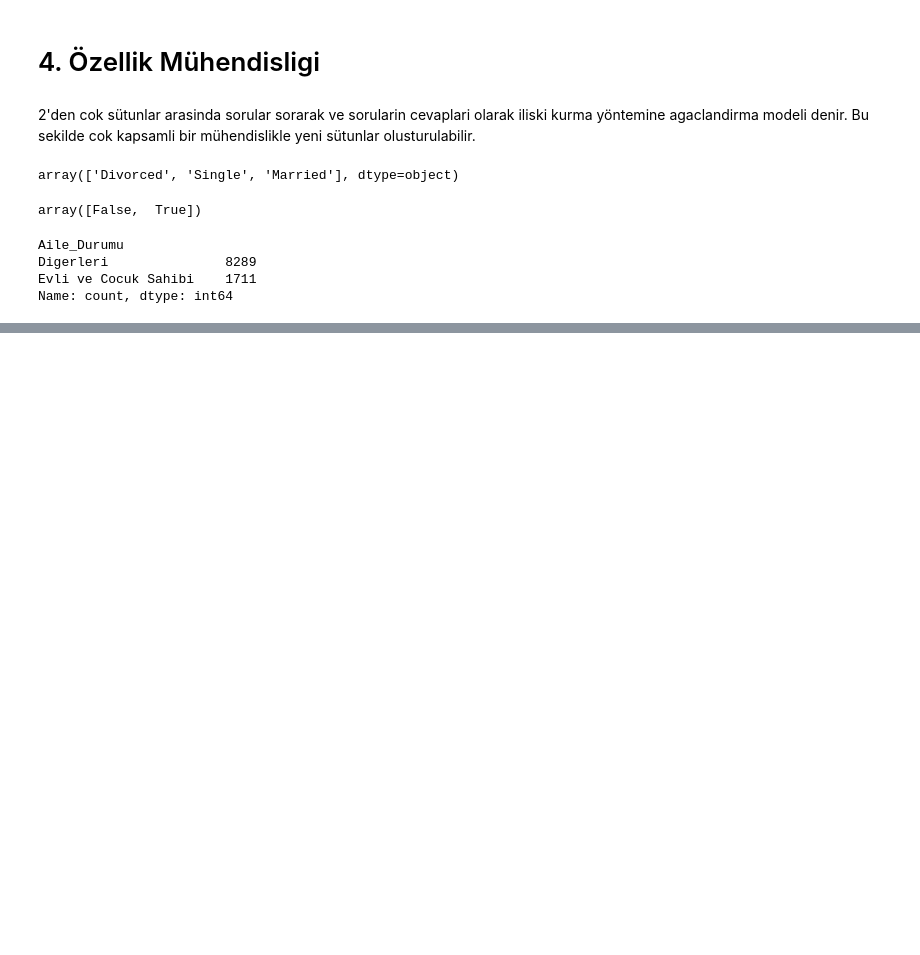
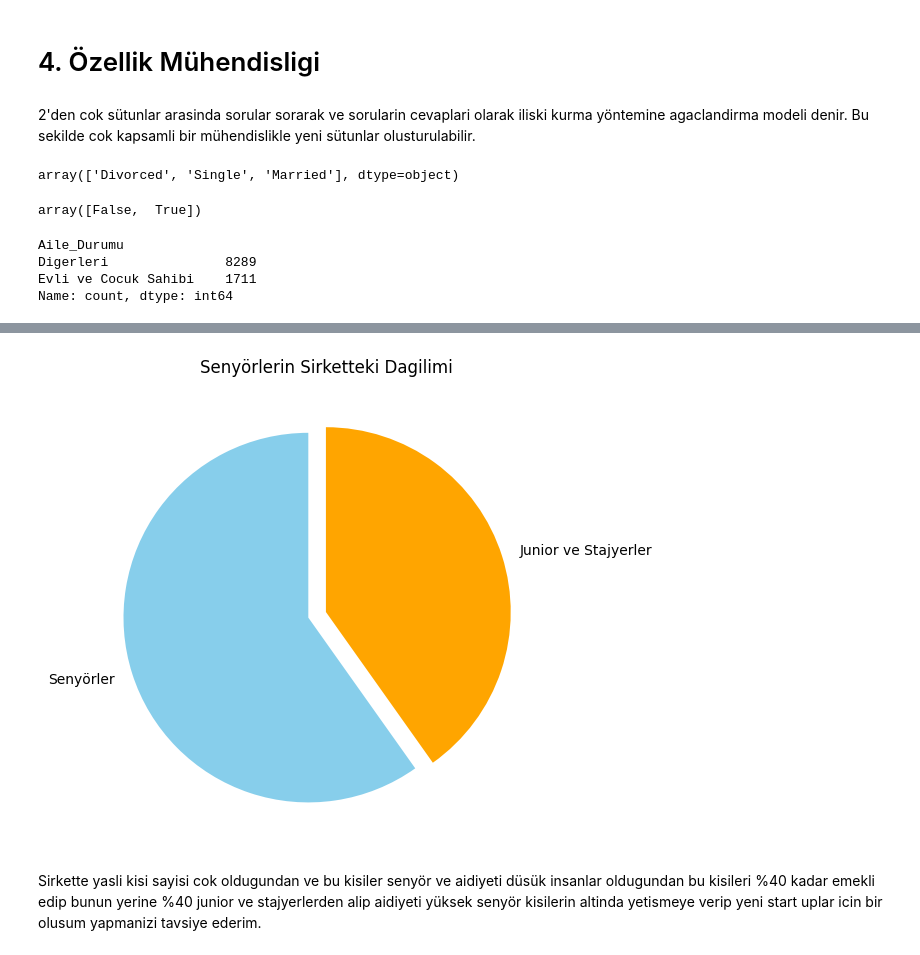
Before and after one commit to KisiselMertProjeleri/HR_Analysis_Project, a Jupyter notebook: hr_data_project.ipynb, the cells around one changed output, grey strips where cells are left out. Saved outputs shown, nothing was run; the diff lists cells and outputs as text; code cells hidden in the pictures; blank space fills up the shorter version.

```diff
--- a/hr_data_project.ipynb
+++ b/hr_data_project.ipynb
@@ -335,0 +533,17 @@ Name: count, dtype: int64
+# %%
+senyör_sayilari = df['Senyör_mü'].value_counts()
+# %%
+plt.figure(figsize = (6,6))
+plt.pie(
+    senyör_sayilari,
+    labels = ['Senyörler','Junior ve Stajyerler'],
+    colors = ['skyblue','orange'],
+    startangle = 90,
+    explode = [0.1,0]
+)
+plt.title('Senyörlerin Sirketteki Dagilimi')
+plt.show()
+# %% [output]
+[figure, added]
+# %% [markdown]
+Sirkette yasli kisi sayisi cok oldugundan ve bu kisiler senyör ve aidiyeti düsük insanlar oldugundan bu kisileri %40 kadar emekli edip bunun yerine %40 junior ve stajyerlerden alip aidiyeti yüksek senyör kisilerin altinda yetismeye verip yeni start uplar icin bir olusum yapmanizi tavsiye ederim.
```
Also changed, not shown: parts of 30 cells of this notebook.
